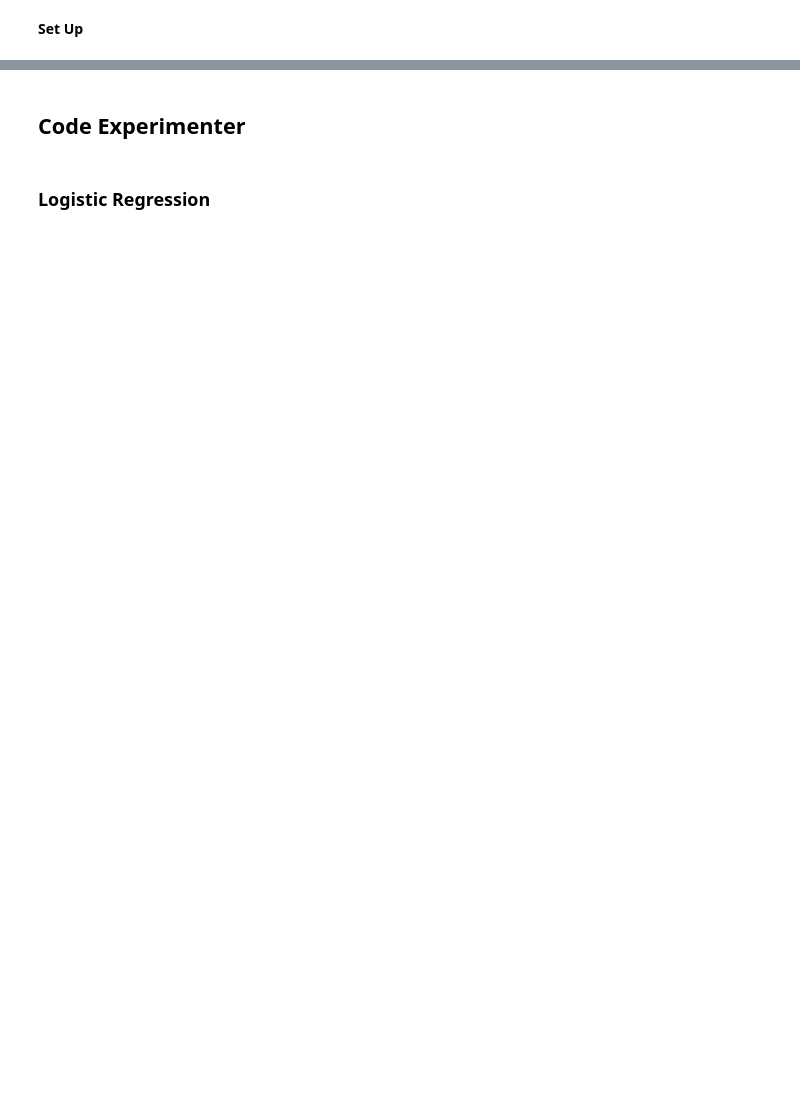
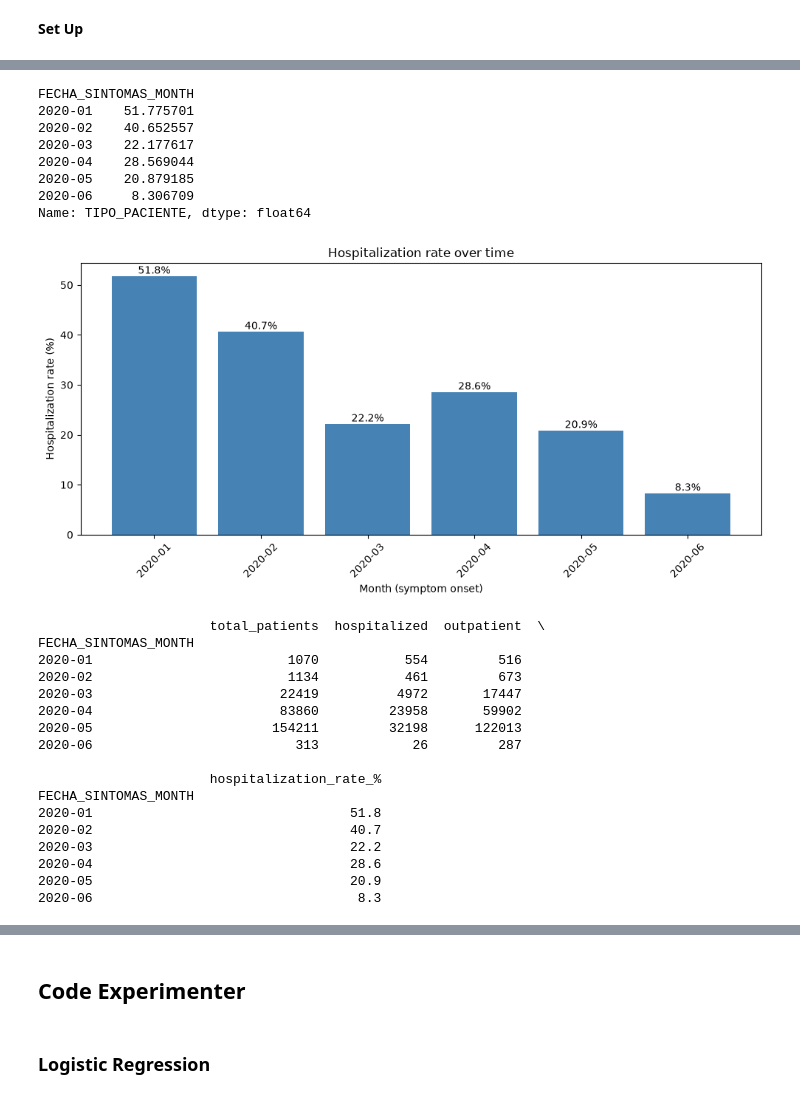
Before and after one commit to mateo-creates/machine-learning-project, a Jupyter notebook: project_notebook.ipynb, the cells around one changed output, grey strips where cells are left out. Drawn from its saved outputs; the diff is of its cells as text; code cells hidden in the pictures; blank space fills up the shorter version.

```diff
--- a/project_notebook.ipynb
+++ b/project_notebook.ipynb
@@ -863,0 +916,6 @@ Name: proportion, dtype: float64
+# %%
+df['FECHA_SINTOMAS_MONTH'] = df['FECHA_SINTOMAS'].dt.to_period('M')
+hosp_rate_over_time = df.groupby('FECHA_SINTOMAS_MONTH')['TIPO_PACIENTE'].apply(
+    lambda x: (x == 2).mean() * 100
+)
+print(hosp_rate_over_time)
@@ -863,0 +931,62 @@ Name: proportion, dtype: float64
+# %%
+# hospitalization rate each month
+import matplotlib.pyplot as plt
+
+df['FECHA_SINTOMAS_MONTH'] = df['FECHA_SINTOMAS'].dt.to_period('M')
+hosp_rate_over_time = df.groupby('FECHA_SINTOMAS_MONTH')['TIPO_PACIENTE'].apply(
+    lambda x: (x == 2).mean() * 100
+)
+
+# Index in Strings umwandeln, um Plot-Probleme zu vermeiden
+hosp_rate_over_time.index = hosp_rate_over_time.index.astype(str)
+
+print(hosp_rate_over_time)
+
+fig, ax = plt.subplots(figsize=(10, 5))
+ax.bar(hosp_rate_over_time.index, hosp_rate_over_time.values, color='steelblue')
+ax.set_ylabel('Hospitalization rate (%)')
+ax.set_xlabel('Month (symptom onset)')
+ax.set_title('Hospitalization rate over time')
+
+for i, v in enumerate(hosp_rate_over_time.values):
+    ax.text(i, v + 0.5, f'{v:.1f}%', ha='center')
+
+plt.xticks(rotation=45)
+plt.tight_layout()
+plt.show()
+
+monthly_summary = df.groupby('FECHA_SINTOMAS_MONTH').agg(
+    total_patients=('TIPO_PACIENTE', 'count'),
+    hospitalized=('TIPO_PACIENTE', lambda x: (x == 2).sum()),
+    outpatient=('TIPO_PACIENTE', lambda x: (x == 1).sum())
+)
+monthly_summary['hospitalization_rate_%'] = (monthly_summary['hospitalized'] / monthly_summary['total_patients'] * 100).round(1)
+
+print(monthly_summary)
+# %% [output]
+FECHA_SINTOMAS_MONTH
+2020-01    51.775701
+2020-02    40.652557
+2020-03    22.177617
+2020-04    28.569044
+2020-05    20.879185
+2020-06     8.306709
+Name: TIPO_PACIENTE, dtype: float64
+[figure, added]
+                      total_patients  hospitalized  outpatient  \
+FECHA_SINTOMAS_MONTH
+2020-01                         1070           554         516
+2020-02                         1134           461         673
+2020-03                        22419          4972       17447
+2020-04                        83860         23958       59902
+2020-05                       154211         32198      122013
+2020-06                          313            26         287
+
+                      hospitalization_rate_%
+FECHA_SINTOMAS_MONTH
+2020-01                                 51.8
+2020-02                                 40.7
+2020-03                                 22.2
+2020-04                                 28.6
+2020-05                                 20.9
+2020-06                                  8.3
```
Also changed, not shown: parts of 24 cells of this notebook.
